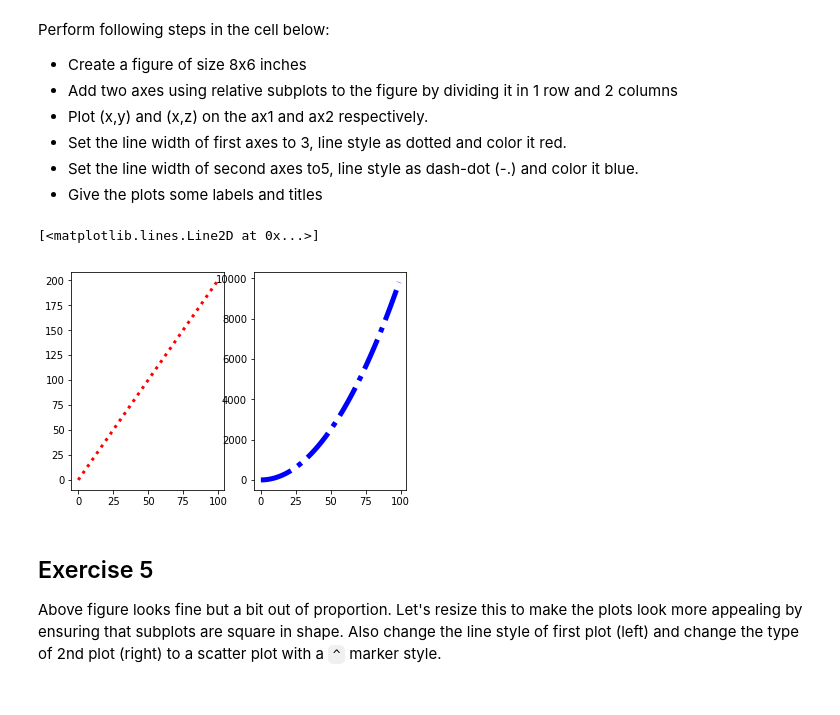
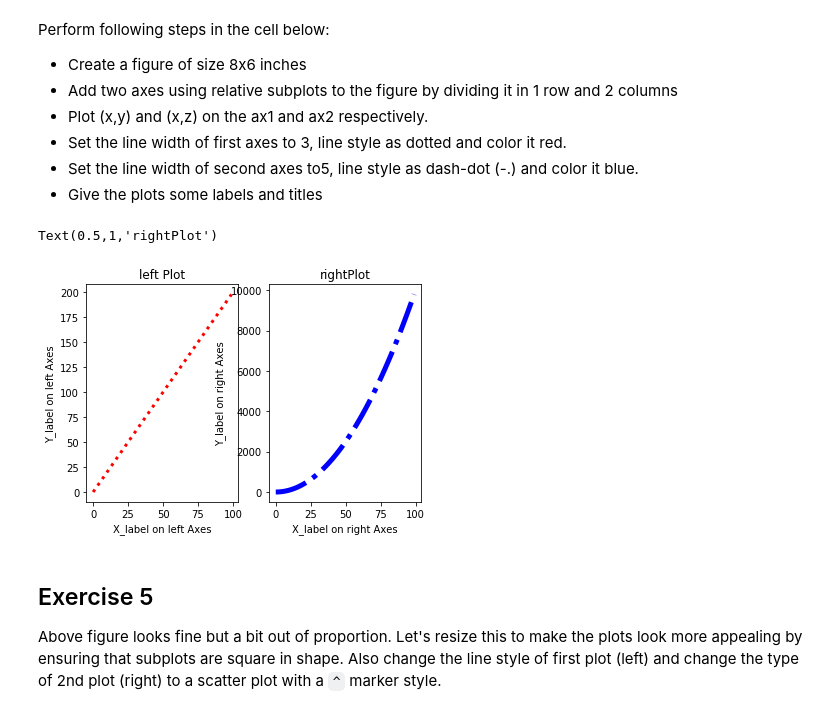
Before and after one commit to jdmitchell0216/dsc-1-03-13-customizing-visualizations-with-matplotlib-lab-nyc-ds-career-012819, a Jupyter notebook: index.ipynb, the cells around one changed output. Drawn from its saved outputs; the diff is of its cells as text; code cells hidden in the pictures.

```diff
--- a/index.ipynb
+++ b/index.ipynb
@@ -138,18 +138,18 @@ Perform following steps in the cell below:
 # %%
 fig3 = plt.figure()
 ax1 = fig3.add_subplot(121)
 ax2 = fig3.add_subplot(122)
 ax1.plot(x, y, linewidth = 3, linestyle = ':', color = 'red')
 ax2.plot(x, z, linewidth = 5, linestyle = '-.', color = 'blue')
 ax1.set_xlabel('X_label on left Axes')
 ax1.set_ylabel('Y_label on left Axes')
 ax1.set_title('left Plot')
 ax2.set_xlabel('X_label on right Axes')
 ax2.set_ylabel('Y_label on right Axes')
-ax2.set_title('Small Plot')
+ax2.set_title('rightPlot')
 # %% [output]
-[<matplotlib.lines.Line2D at 0x...>]
+Text(0.5,1,'rightPlot')
-[figure, old version]
+[figure, new version]
 # %% [markdown]
 ## Exercise 5
 
```
